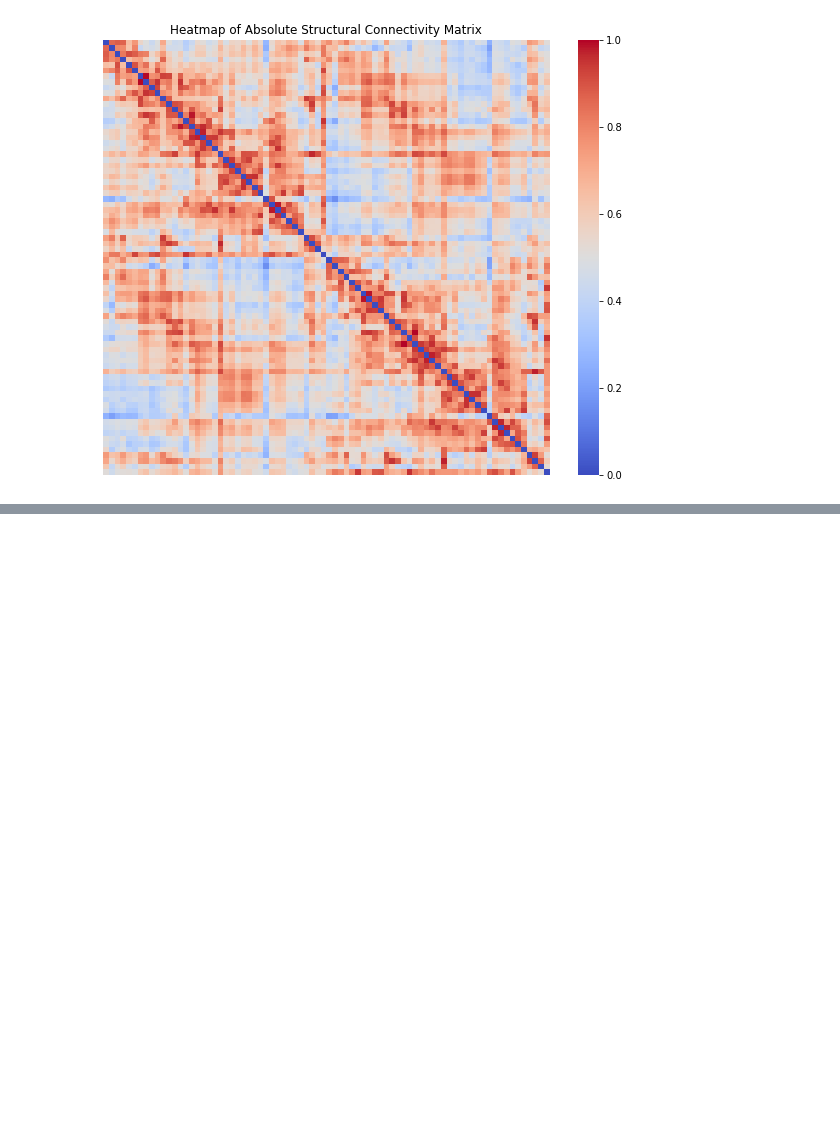
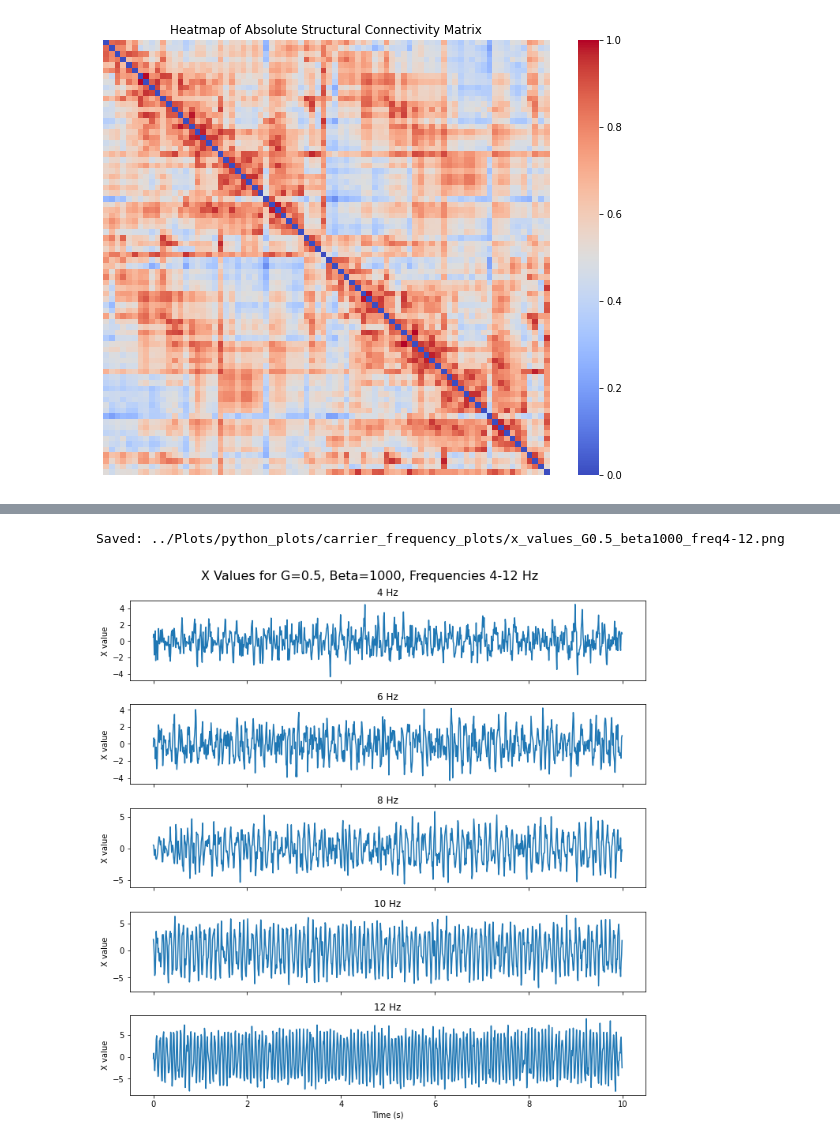
Before and after one commit to shayan823/Deco-Group-1A, a Jupyter notebook: PythonNotebooks/network.ipynb, the cells around one changed output, grey strips where cells are left out. Drawn from its saved outputs; the diff is of its cells as text; code cells hidden in the pictures; blank space fills up the shorter version.

```diff
--- a/PythonNotebooks/network.ipynb
+++ b/PythonNotebooks/network.ipynb
@@ -124,0 +114,33 @@ def save_plot_x_values(x_values):
+# %%
+def plot_signals_for_frequencies(num_steps, dt, a, beta, C, G=0.5):
+    frequencies = range(4, 13, 2)  # From 4 to 28, step by 4
+    num_frequencies = len(frequencies)
+    time = np.arange(0, num_steps * dt, dt)  # Time array
+
+    # Creating subplots for each frequency
+    fig, axs = plt.subplots(num_frequencies, 1, figsize=(10, 2 * num_frequencies), sharex=True)
+
+    # Adding a main title to the figure
+    fig.suptitle(f'X Values for G={G}, Beta={beta}, Frequencies {frequencies[0]}-{frequencies[-1]} Hz', fontsize=16)
+
+    for i, f in enumerate(frequencies):
+        omega = 2 * np.pi * f  # Angular frequency
+        x_values, y_values = solve_ode_network(num_steps, dt, a, omega, beta, C, G)
+
+        ax = axs[i] if num_frequencies > 1 else axs
+        ax.plot(time, x_values[:, 0])
+        ax.set_title(f'{f} Hz')
+        ax.set_ylabel('X value')
+
+    axs[-1].set_xlabel('Time (s)')
+    plt.tight_layout()
+
+    # Saving the figure with G, beta, and frequency range in the filename
+    filename = f'../Plots/python_plots/carrier_frequency_plots/x_values_G{G}_beta{beta}_freq{frequencies[0]}-{frequencies[-1]}.png'
+    plt.savefig(filename)
+    print(f'Saved: {filename}')
+# %%
+plot_signals_for_frequencies(1000, 0.01, 0.0, 1000, C, 0.5)
+# %% [output]
+Saved: ../Plots/python_plots/carrier_frequency_plots/x_values_G0.5_beta1000_freq4-12.png
+[figure, added]
```
Also changed, not shown: parts of 3 cells of this notebook, 2 other files.
